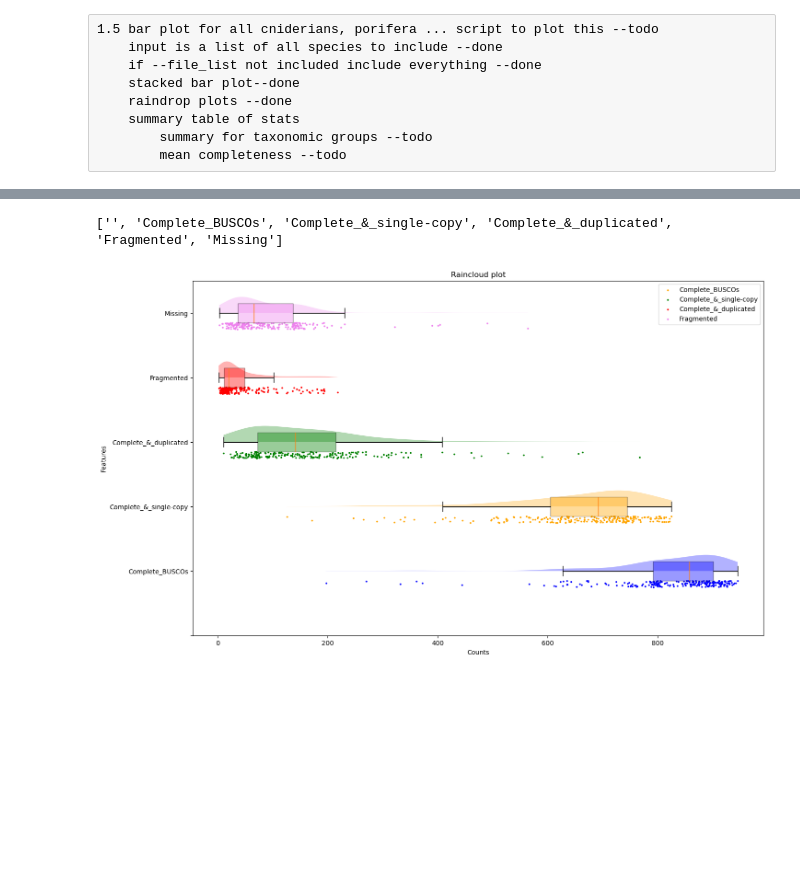
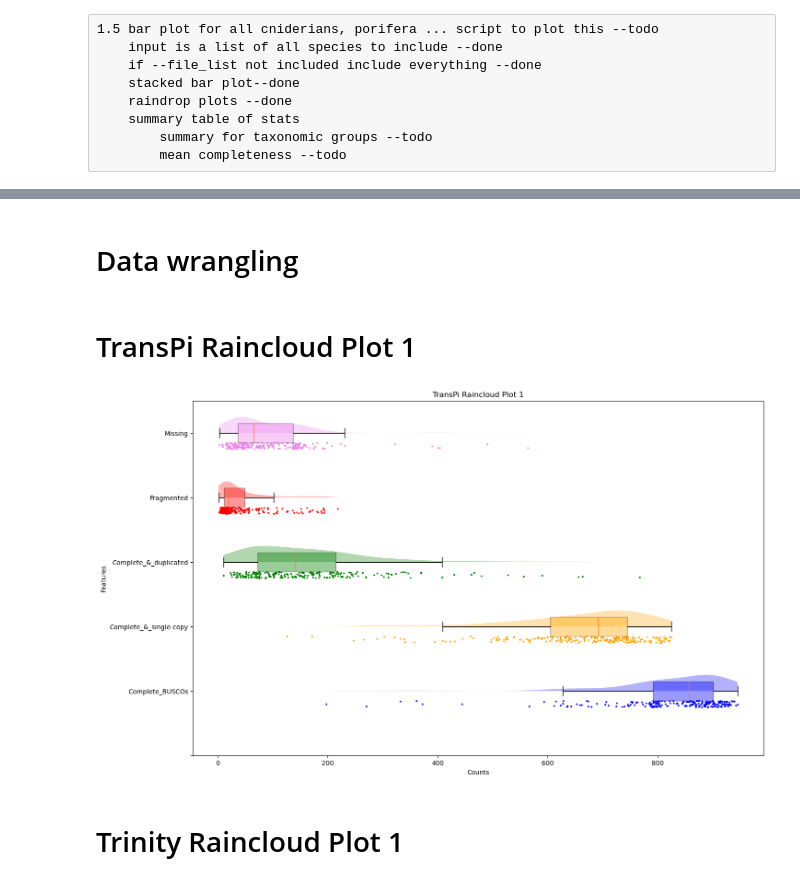
Before and after one commit to AlexanderFastner/GeoBio_Results_processing, a Jupyter notebook: scripts/plot_short_summaries.ipynb, the cells around one changed output, grey strips where cells are left out. Saved outputs shown, nothing was run; the diff lists cells and outputs as text; code cells hidden in the pictures; blank space fills up the shorter version.

Commit message:
added stacked area, combined TransPi/Trinity plots, improved raincloud plots

```diff
--- a/scripts/plot_short_summaries.ipynb
+++ b/scripts/plot_short_summaries.ipynb
@@ -42,6 +42,11 @@ print(Trinity.columns)
 print((TransPi['Total'] > 954).any())
 print((Trinity['Total'] > 954).any())
 TransPi = TransPi.drop(columns=['Total'])
+Trinity = Trinity.drop(columns=['Total'])
+
+#TODO order both by index?
+TransPi = TransPi.sort_index()
+Trinity = Trinity.sort_index()
 # %% [output]
 ['Acropora_aculeus', 'Acropora_cervicornis', 'Acropora_digitifera', 'Hormiphora_californensis', 'Plakina_jani', 'Erenna_richardi', 'Bargmannia_amoena']
 Index(['Complete_BUSCOs', 'Complete_&_single-copy', 'Complete_&_duplicated',
@@ -77,3 +181,5 @@ plt.show()
+# %% [markdown]
+# Data wrangling
 # %%
 all_column_values = []
 column_names = []
@@ -82,10 +188,18 @@ for column_name in TransPi.columns:
     column_values = TransPi[column_name].tolist()
     all_column_values.append(column_values)
 column_names.insert(0,'')
-print(column_names)
+#print(column_names)
 #print(all_column_values)
+all_column_values_Trinity = []
+column_names_Trinity = []
+for column_name in Trinity.columns:
+    column_names_Trinity.append(column_name)
+    column_values = Trinity[column_name].tolist()
+    all_column_values_Trinity.append(column_values)
+column_names_Trinity.insert(0,'')
+#print(column_names)
-# %% [output]
-['', 'Complete_BUSCOs', 'Complete_&_single-copy', 'Complete_&_duplicated', 'Fragmented', 'Missing']
+# %% [markdown]
+# TransPi Raincloud Plot 1
 # %%
 fig, ax = plt.subplots(figsize=(16, 10))
 colors = ['blue', 'orange', 'green', 'red', 'violet']
@@ -99,33 +213,35 @@ for idx, b in enumerate(vp['bodies']):
     b.get_paths()[0].vertices[:, 1] = np.clip(b.get_paths()[0].vertices[:, 1], idx + 1, idx + 2)
     # Change to the desired color for the violinplot
     b.set_facecolor(colors[idx])
 
 # Boxplot data
 positions = np.arange(1, len(all_column_values) + 0.5)
 bp = ax.boxplot(all_column_values, patch_artist=True, vert=False, positions=positions, showfliers=False, widths=0.3)
 
 # Change to the desired color and add transparency for boxplot
 for box, color in zip(bp['boxes'], colors):
     box.set_facecolor(color)
     box.set_alpha(0.4)
 
 # Scatterplot data
 for idx, features in enumerate(all_column_values):
     y = np.full(len(features), idx + .8)
     idxs = np.arange(len(y))
     out = y.astype(float)
     out.flat[idxs] += np.random.uniform(low=-.05, high=.05, size=len(idxs))
     y = out
     if len(features) != len(y):
         print('ERROR')
     plt.scatter(features, y, s=3, c=colors[idx], label=column_names[idx])
 
 plt.yticks(np.arange(len(column_names)), column_names)
 plt.xlabel("Counts")
 plt.ylabel("Features")
-plt.title("Raincloud plot")
-plt.legend()
+plt.title("TransPi Raincloud Plot 1")
+#plt.legend()
 
 plt.show()
 # %% [output]
-[figure, old version]
+[figure, new version]
+# %% [markdown]
+# Trinity Raincloud Plot 1
```
Also changed, not shown: parts of 20 cells of this notebook, 4 other files.
